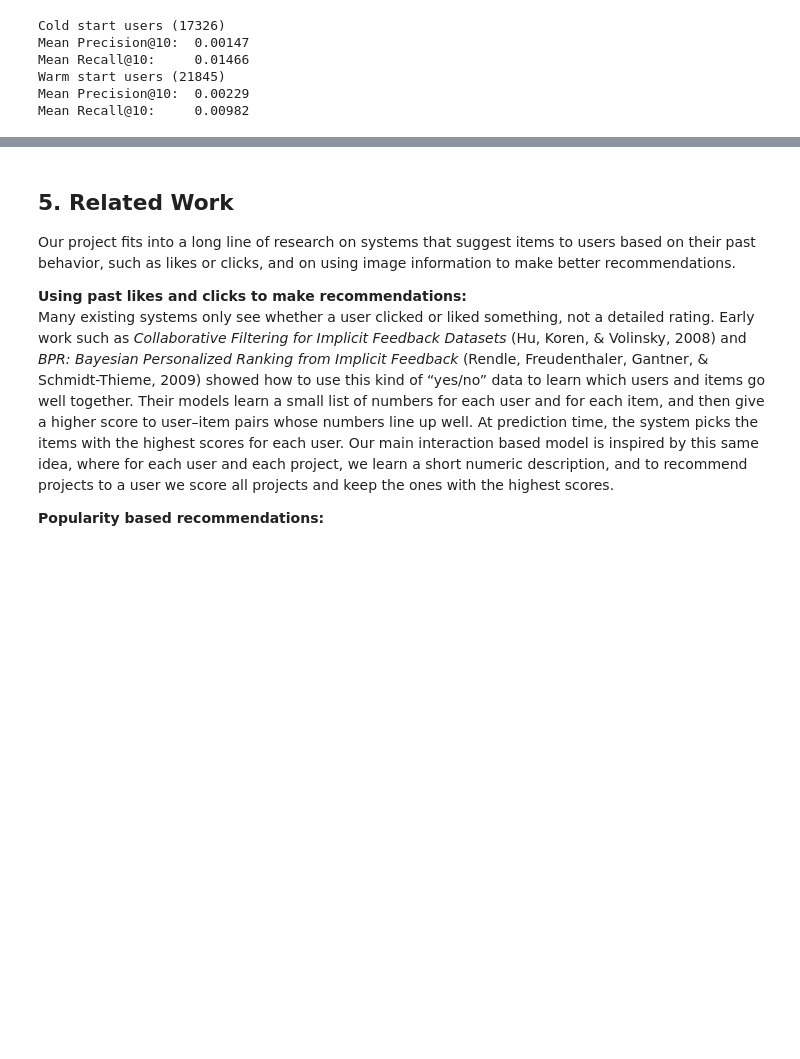
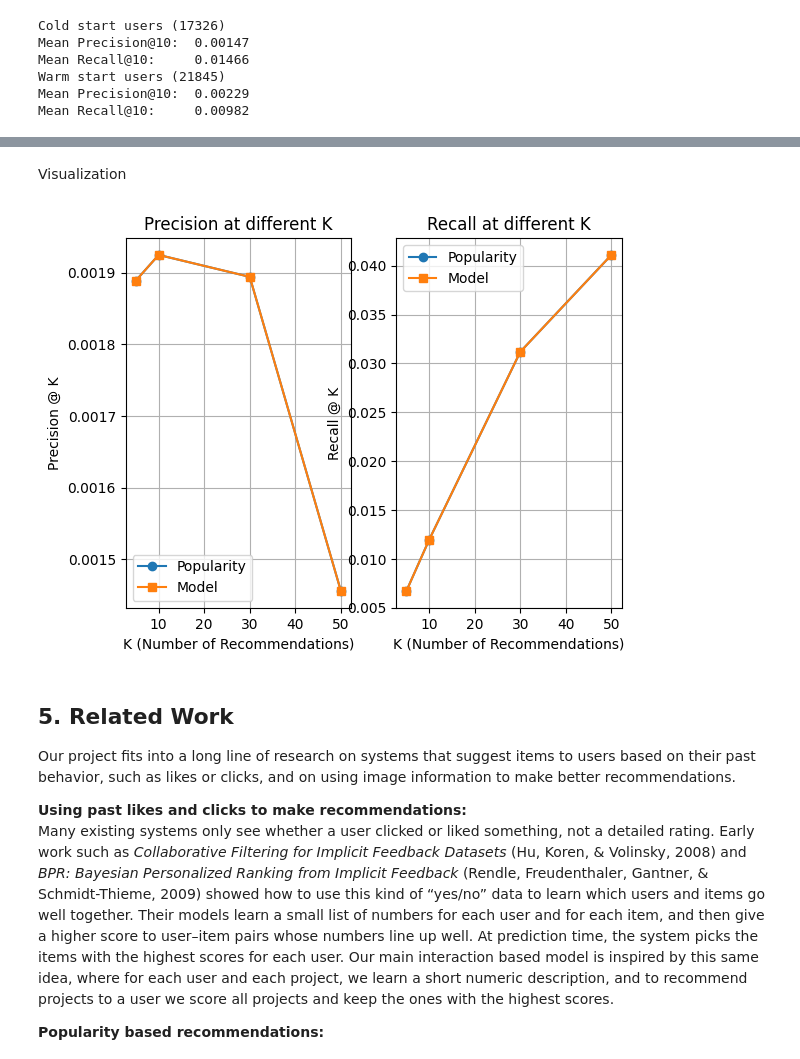
Before and after one commit to bwhenn/A2-CSE158, a Jupyter notebook: workbook.ipynb, the cells around one changed output, grey strips where cells are left out. Cells and saved outputs as stored; diff of their text form; code cells hidden in the pictures; blank space fills up the shorter version.

```diff
--- a/workbook.ipynb
+++ b/workbook.ipynb
@@ -346,3 +408,51 @@ Mean Recall@10:     0.00982
+# %% [markdown]
+Visualization
+# %%
+import matplotlib.pyplot as plt
+import numpy as np
+
+def evaluate_range(pred_fun, test_data, k_values=[5, 10, 30, 50]):
+    precisions = []
+    recalls = []
+    for k in k_values:
+        ps = []
+        rs = []
+        for user, history in test_data.items():
+            actual_items = [item for item, ts in history]
+            predictions = pred_fun(user)
+            precision, recall = calculate_metrics(predictions, actual_items, k)
+            ps.append(precision)
+            rs.append(recall)
+        precisions.append(np.mean(ps))
+        recalls.append(np.mean(rs))
+
+    return precisions, recalls
+
+k_vals = [5, 10, 30, 50]
+p1s, r1s = evaluate_range(predict_most_popular, test_histories, k_vals)
+p2s, r2s = evaluate_range(predict_most_popular, test_histories, k_vals)
+
+plt.subplot(1, 2, 1)
+plt.plot(k_vals, p1s, marker='o', label='Popularity')
+plt.plot(k_vals, p2s, marker='s', label='Model')
+plt.xlabel('K (Number of Recommendations)')
+plt.ylabel('Precision @ K')
+plt.title('Precision at different K')
+plt.legend()
+plt.grid(True)
+
+plt.subplot(1, 2, 2)
+plt.plot(k_vals, r1s, marker='o', label='Popularity')
+plt.plot(k_vals, r2s, marker='s', label='Model')
+plt.xlabel('K (Number of Recommendations)')
+plt.ylabel('Recall @ K')
+plt.title('Recall at different K')
+plt.legend()
+plt.grid(True)
+
+plt.show()
+# %% [output]
+[figure, added]
 # %% [markdown]
 ## 5. Related Work
 
```
Also changed, not shown: parts of 3 cells of this notebook.
